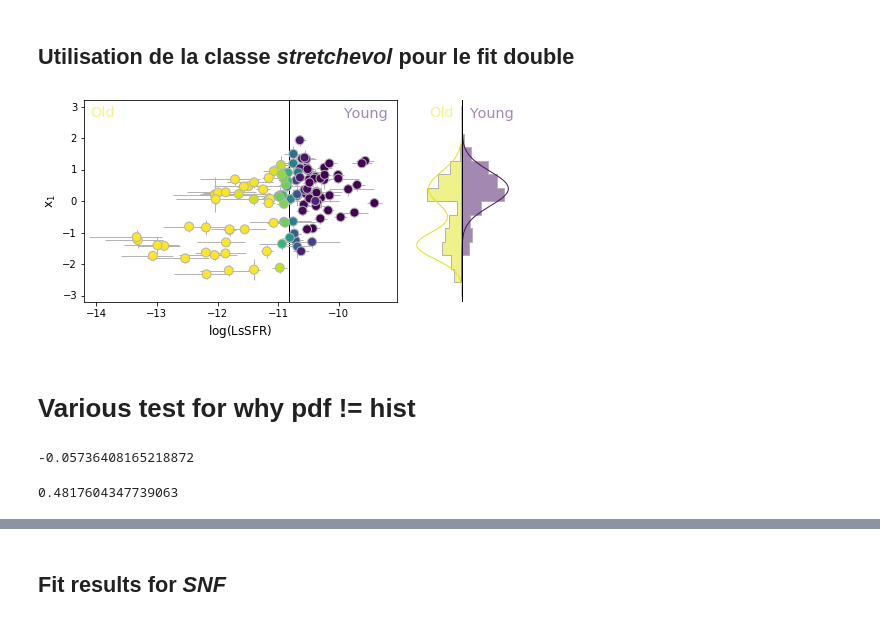
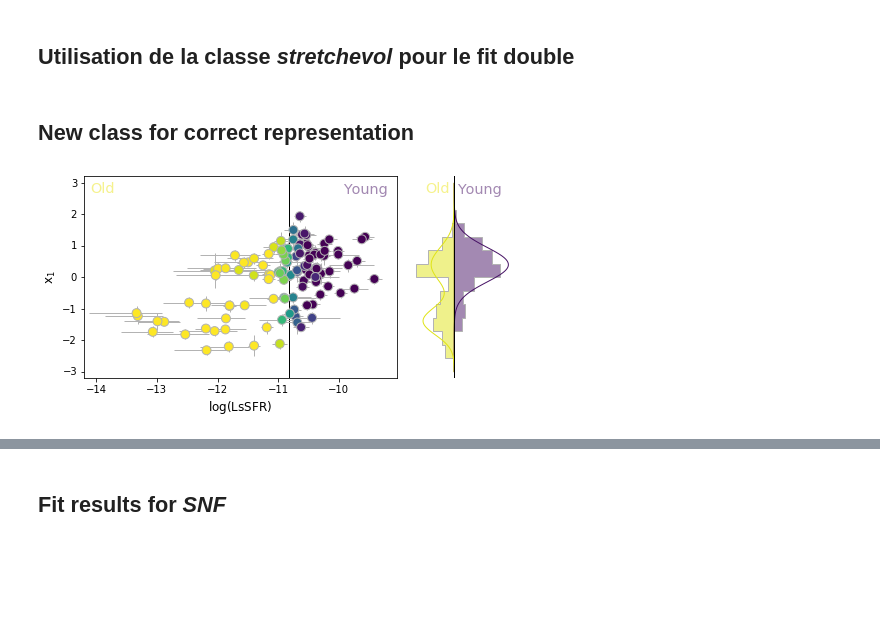
Before and after one commit to Nora-n/variaIa, a Jupyter notebook: notebooks/Plots/plots_evolsnf.ipynb, the cells around one changed output, grey strips where cells are left out. Drawn from its saved outputs; the diff is of its cells as text; code cells hidden in the pictures; blank space fills up the shorter version.

```diff
--- a/notebooks/Plots/plots_evolsnf.ipynb
+++ b/notebooks/Plots/plots_evolsnf.ipynb
@@ -153,9 +153,12 @@ interactive(children=(Checkbox(value=False, description='Conservative'), Output(
 ## Utilisation de la classe _stretchevol_ pour le fit double
 # %%
 evolSNF = stretchevol.Evol3G2M2S()
-evolSNF.set_data(df[df['survey'] == 'SNF'])
+df_snf = df[df['survey'] == 'SNF']
+evolSNF.set_data(df_snf)
 
 evolSNF.minimize()
 
 #fig=plt.gcf()
 #fig.savefig('/home/nora/Documents/Thèse/Images/BiGaussian.pdf', bbox_inches='tight')
+# %% [markdown]
+## New class for correct representation
@@ -162,3 +272,9 @@ evolSNF.minimize()
+# %%
+test = Fitter(df[df['survey'] == 'SNF'])
+
+test.fit()
+
+test.model.setup(test.bestfit_params)
 # %%
 fig = plt.figure(figsize=[7, 3.5])
 ax = fig.add_axes([0.1, 0.12, 0.62, 0.8])
@@ -177,57 +293,76 @@ ax.text(-9.2, 3, 'Young',
         fontsize='x-large',
         color=plt.cm.viridis(0.05, 0.5))
 
-axh.text(-0.25, 3, 'Old',
+axh.text(-1.30, 3, 'Old',
         ha='right', va='top',
         fontsize='x-large',
         color=plt.cm.viridis(0.97, 0.5))
 
-axh.text(0.25, 3, 'Young',
+axh.text(1.30, 3, 'Young',
         ha='left', va='top',
         fontsize='x-large',
         color=plt.cm.viridis(0.05, 0.5))
 
 prop = dict(orientation='horizontal',
             histtype='step',
             fill=True,
             range=(-3, 3), bins=14,
             lw=1)
 
-y = axh.hist(evolSNF.stretchs, weights=evolSNF.py/12,
-         facecolor=plt.cm.viridis(0.05, 0.5),
-         edgecolor='0.7',
-         **prop)
-o = axh.hist(evolSNF.stretchs, weights=(evolSNF.py-1)/12,
-         facecolor=plt.cm.viridis(0.95, 0.5),
-         edgecolor="0.7",
-#         edgecolor=plt.cm.viridis(0.95),
-         **prop)
+amp = (prop['range'][1] - prop['range'][0])/prop['bins']
 
-evolSNF.show_model(ax=axh, facealpha=0,
-                   edgealpha=1, lw=1, zorder=8)
+y = axh.hist(evolSNF.stretchs, weights=evolSNF.py,
+             facecolor=plt.cm.viridis(0.05, 0.5),
+             edgecolor='0.7',
+             **prop)
+o = axh.hist(evolSNF.stretchs, weights=(evolSNF.py-1),
+             facecolor=plt.cm.viridis(0.95, 0.5),
+             edgecolor="0.7",
+#             edgecolor=plt.cm.viridis(0.95),
+             **prop)
+
+evolSNF.show_model(ax=axh, o_factor=-amp*np.sum(1-evolSNF.py), y_factor=amp*np.sum(evolSNF.py),
+                   facealpha=0, edgealpha=1, lw=1, zorder=8)
+
+x1, dx1, y = test.get_args()
+xx1 = np.linspace(-5,5,100)
+cmap = plt.cm.viridis
+cvalue = {"young":0.01, "old":0.99}
+
+# Ideogram
+#
+# - Youngs
+#axh.plot( np.dot(y, scipy.stats.norm.pdf(xx1[:,None], loc=x1, scale=dx1).T)*amp,
+#        xx1, color=cmap(cvalue["young"],0.8), ls="--")
+## - Olds
+#axh.plot( -np.dot((1-y), scipy.stats.norm.pdf(xx1[:,None], loc=x1, scale=dx1).T)*amp,
+#        xx1, color=cmap(cvalue["old"],0.8), ls="--")
+#
+## Models
+#mode_up   =  test.model.get_modeup(xx1, np.median(dx1))*amp
+#mode_down =  test.model.get_modedown(xx1, np.median(dx1))*amp
+## - Youngs
+#axh.plot( mode_up*np.sum(y), xx1, ls="-", color=cmap(cvalue["young"],0.8))
+## - Olds
+#axh.plot( - test.model.parameters["a"]*mode_up*np.sum(1-y), xx1,
+#       ls="-", color=cmap(cvalue["old"],0.3))
+#axh.plot( -(1-test.model.parameters["a"])*mode_down*np.sum(1-y), xx1,
+#       ls="-", color=cmap(cvalue["old"],0.3))
+#axh.plot( -(test.model.parameters["a"]*mode_up + (1-test.model.parameters["a"])*mode_down)*np.sum(1-y), xx1,
+#            ls="-", color=cmap(cvalue["old"],0.8))
 
 ax.set_xlim(-14.2, -9.05)
 ax.set_ylim(-3.2, 3.2)
 
 axh.set_ylim(*ax.get_ylim())
 axh.set_yticks([])
 axh.set_xticks([])
 
 axh.axvline(0, color='k', lw=1, zorder=10)
 
 axh.set_frame_on(False)
 
 fig.savefig('../../Images/model_base_hist.pdf', bbox_inches='tight')
 fig.savefig('../../Images/png/model_base_hist.png', bbox_inches='tight', dpi=600)
 # %% [output]
-[figure, old version]
+[figure, new version]
-# %% [markdown]
-# Various test for why pdf != hist
-# %%
-evolSNF.param['aa']
-# %% [output]
--0.05736408165218872
-# %%
-evolSNF.get_a(evolSNF.param['aa'])
-# %% [output]
-0.4817604347739063
```
Also changed, not shown: parts of 13 cells of this notebook, 33 other files.
